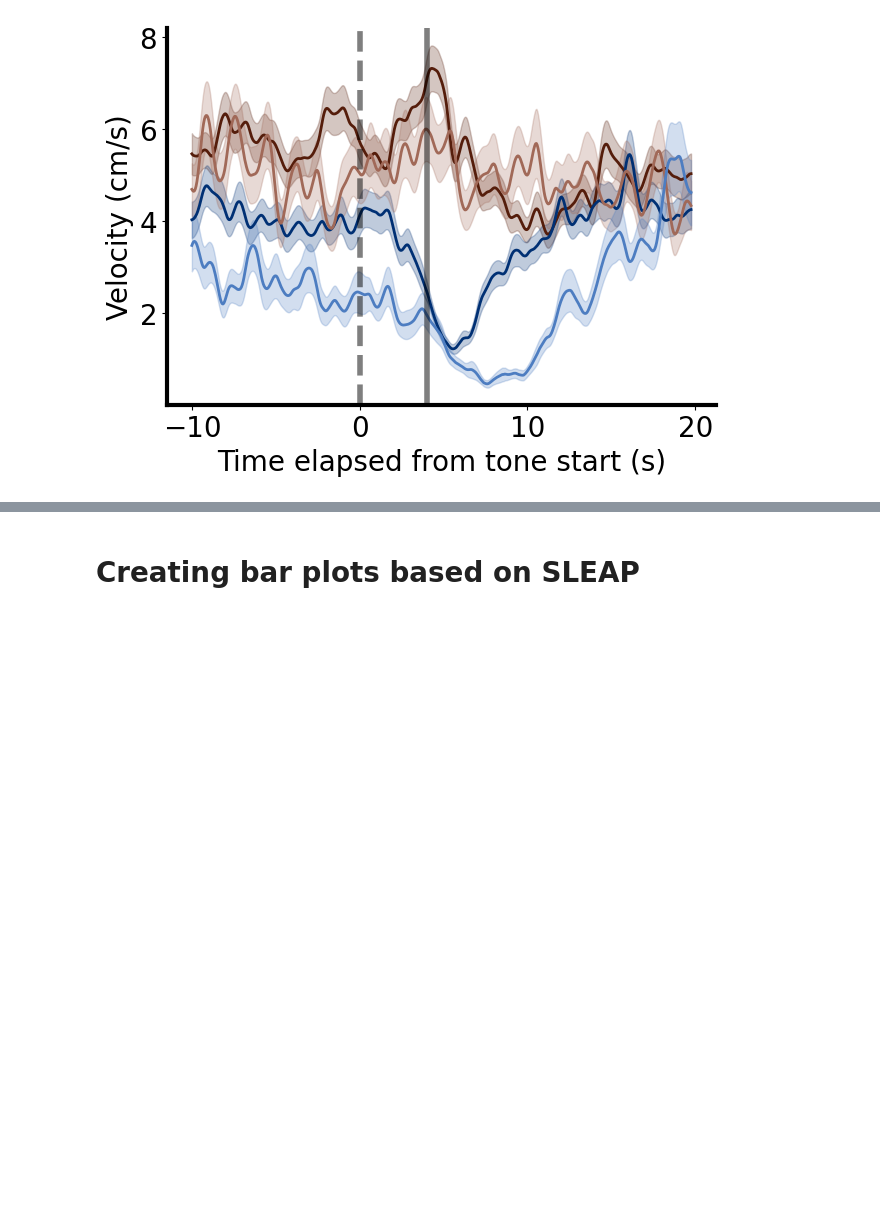
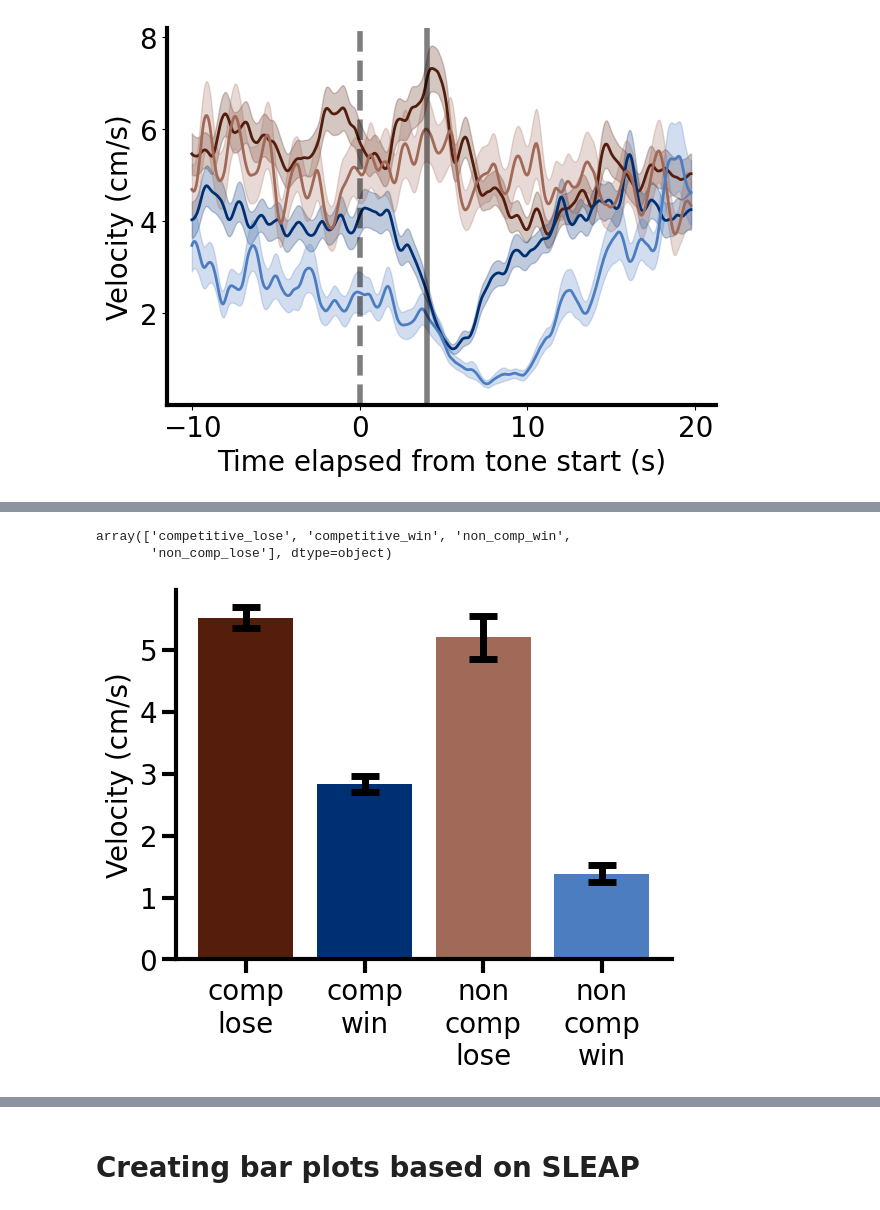
Before and after one commit to padillacoreanolab/reward_comp_ext, a Jupyter notebook: results/2024_09_02_behavioral_reward_comp/01_competitive_trials_analysis.ipynb, the cells around one changed output, grey strips where cells are left out. Saved outputs shown, nothing was run; the diff lists cells and outputs as text; code cells hidden in the pictures; blank space fills up the shorter version.

Commit message:
nb: distance and velocity bar plots

```diff
--- a/results/2024_09_02_behavioral_reward_comp/01_competitive_trials_analysis.ipynb
+++ b/results/2024_09_02_behavioral_reward_comp/01_competitive_trials_analysis.ipynb
@@ -817,0 +829,10 @@ plt.savefig(os.path.join("./proc", "velocity_across_trial.png"))
+# %%
+all_velocity_df["competition_and_trial_label"].unique()
+# %% [output]
+array(['competitive_lose', 'competitive_win', 'non_comp_win',
+       'non_comp_lose'], dtype=object)
+# %%
+comp_id_to_color = {'competitive_lose': "#551d0b",
+'competitive_win': "#003074",
+'non_comp_lose': "#a16958",
+'non_comp_win': "#4d7dc1"}
@@ -817,0 +842,43 @@ plt.savefig(os.path.join("./proc", "velocity_across_trial.png"))
+# %%
+fig, ax = plt.subplots()
+
+comp_trial_label_to_mean_and_sem = defaultdict(dict)
+for index, num in enumerate(sorted(all_velocity_df["competition_and_trial_label"].unique())):
+
+    current_df = all_velocity_df[all_velocity_df["competition_and_trial_label"] == num]
+    current_arr = current_df["velocity"].apply(lambda x: np.nanmean(x[199:400])).values
+    means = np.nanmean(current_arr)
+    sems = np.nanstd(current_arr) / ((len(current_arr)) ** 0.5)
+    comp_trial_label_to_mean_and_sem[num] = {"mean": means, "sem": sems}
+
+mean_and_sem_df = pd.DataFrame.from_dict(comp_trial_label_to_mean_and_sem, orient="index")
+
+mean_and_sem_df["color"] = mean_and_sem_df.index.map(lambda x: comp_id_to_color[x])
+
+mean_and_sem_df["bar_name"] = mean_and_sem_df.index
+mean_and_sem_df["bar_name"] = mean_and_sem_df["bar_name"].apply(lambda x: x.replace("competitive", "comp").replace("non_comp", "non\ncomp").replace("_", "\n"))
+
+plt.bar(mean_and_sem_df["bar_name"], mean_and_sem_df["mean"], color= mean_and_sem_df["color"], yerr=mean_and_sem_df["sem"], error_kw=dict(lw=5, capsize=10, capthick=5))
+
+# Adding labels and title
+plt.ylabel('Velocity (cm/s)', size=20)
+
+# Hide top and right borders
+ax.spines['top'].set_visible(False)
+ax.spines['right'].set_visible(False)
+
+# Leave bottom and left spines
+ax.spines['bottom'].set_visible(True)
+ax.spines['left'].set_visible(True)
+ax.spines['bottom'].set_linewidth(3)
+ax.spines['left'].set_linewidth(3)
+
+ax.tick_params(axis='both', which='major', labelsize=20)
+ax.tick_params(axis='both', which='minor', labelsize=20)
+
+ax.tick_params('both', length=10, width=3, which='major')
+ax.tick_params('both', length=10, width=3, which='minor')
+
+plt.show()
+# %% [output]
+[figure, added]
```
Also changed, not shown: parts of 24 cells of this notebook.
